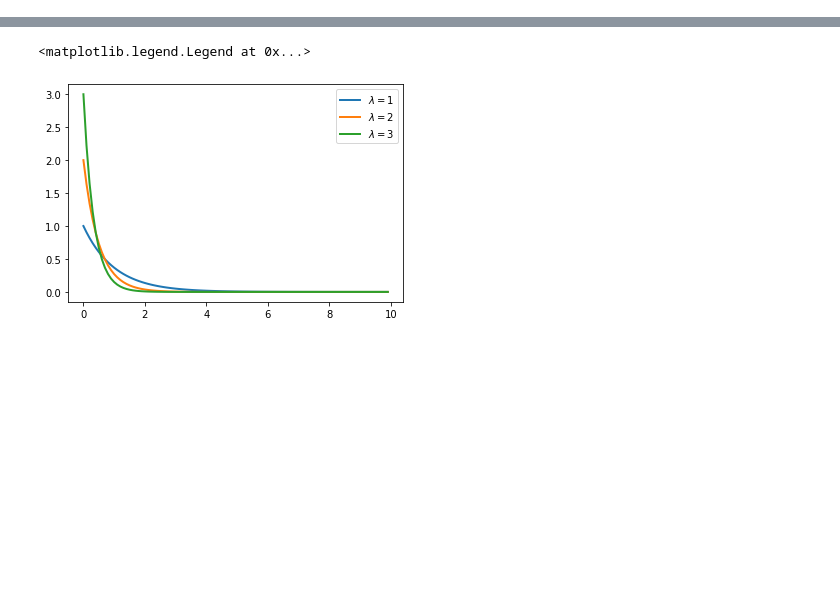
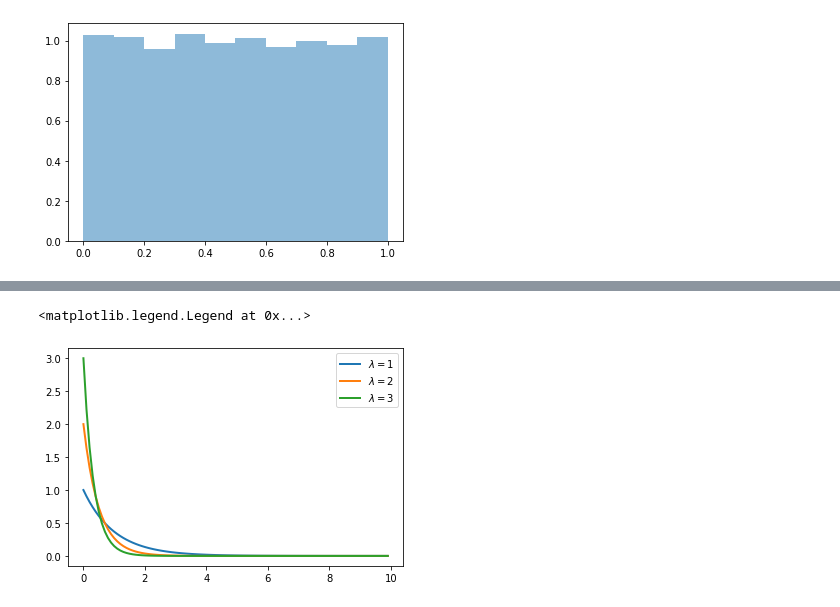
Before and after one commit to utsav4489/blog, a Jupyter notebook: _notebooks/2020-04-16-inverse-transform.ipynb, the cells around one changed output, grey strips where cells are left out. Cells and saved outputs as stored; diff of their text form; code cells hidden in the pictures; blank space fills up the shorter version.

```diff
--- a/_notebooks/2020-04-16-inverse-transform.ipynb
+++ b/_notebooks/2020-04-16-inverse-transform.ipynb
@@ -13,0 +31,11 @@ import matplotlib.pyplot as plt
+# %%
+def random_gen(seed, num):
+    out = np.zeros(num)
+    out[0] =  (1103515245 * seed + 12345) % 2147483647
+    for i in range(1, num):
+        out[i] = (1103515245 * out[i-1] + 12345) % 2147483647
+    return out/2147483647
+# %%
+plt.hist(random_gen(0, 5000), density=True, alpha=0.5, label='Our implementation');
+# %% [output]
+[figure, added]
```
Also changed, not shown: parts of 12 cells of this notebook, 1 other file.
